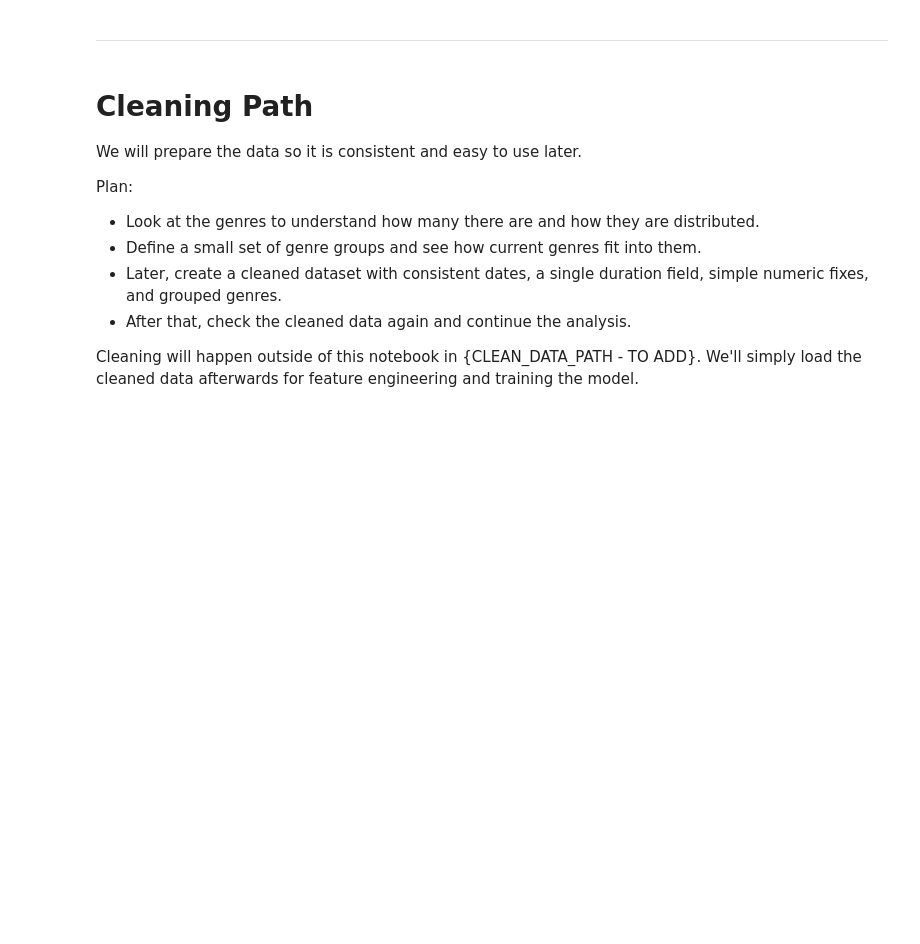
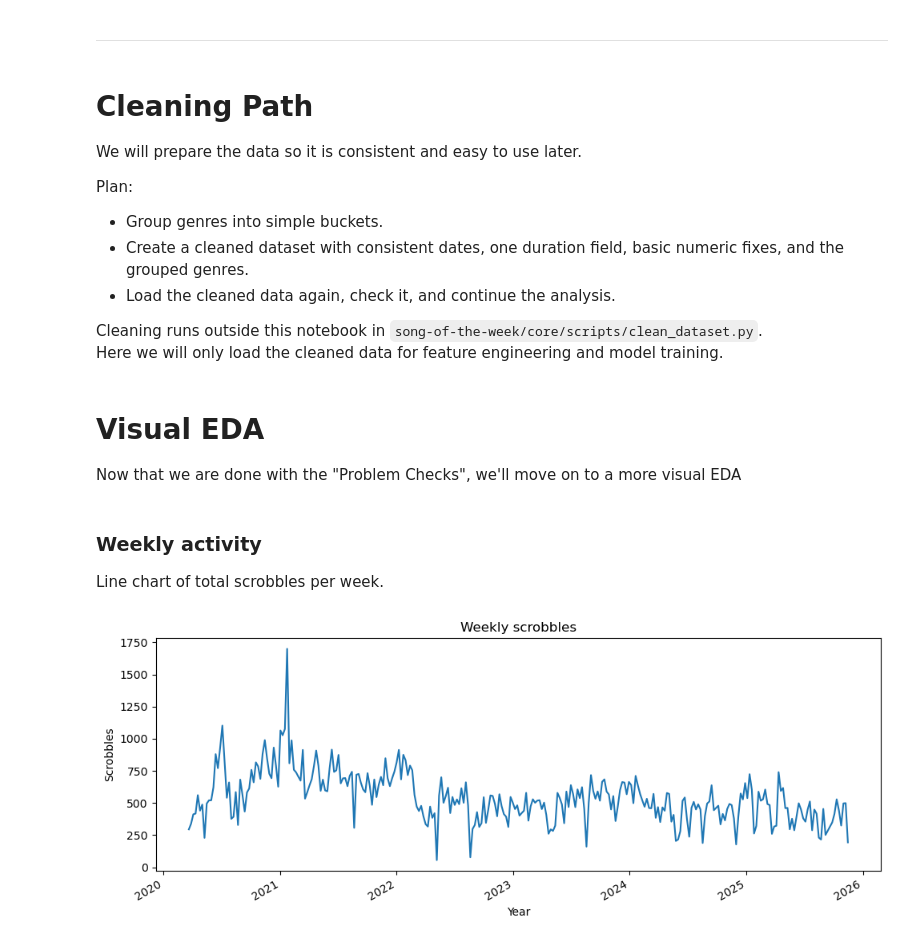
Before and after one commit to Tyainss/song-of-the-week, a Jupyter notebook: notebooks/00_eda.ipynb, the cells around one changed output. Cells and saved outputs as stored; diff of their text form; code cells hidden in the pictures; blank space fills up the shorter version.

Commit message:
:chart_with_upwards_trend: Add visual EDA

```diff
--- a/notebooks/00_eda.ipynb
+++ b/notebooks/00_eda.ipynb
@@ -393,9 +401,44 @@ plt.show()
 We will prepare the data so it is consistent and easy to use later.
 
 Plan:
-- Look at the genres to understand how many there are and how they are distributed.
-- Define a small set of genre groups and see how current genres fit into them.
-- Later, create a cleaned dataset with consistent dates, a single duration field, simple numeric fixes, and grouped genres.
-- After that, check the cleaned data again and continue the analysis.
+- Group genres into simple buckets.
+- Create a cleaned dataset with consistent dates, one duration field, basic numeric fixes, and the grouped genres.
+- Load the cleaned data again, check it, and continue the analysis.
 
-Cleaning will happen outside of this notebook in {CLEAN_DATA_PATH - TO ADD}. We'll simply load the cleaned data afterwards for feature engineering and training the model.
+Cleaning runs outside this notebook in `song-of-the-week/core/scripts/clean_dataset.py`.
+Here we will only load the cleaned data for feature engineering and model training.
+# %%
+clean_path = processed_dir / "dataset_clean.csv"
+
+df = pd.read_csv(clean_path, low_memory=False)
+# %% [markdown]
+# Visual EDA
+
+Now that we are done with the "Problem Checks", we'll move on to a more visual EDA
+# %% [markdown]
+### Weekly activity
+Line chart of total scrobbles per week.
+# %%
+df_w = (
+    df.groupby("week_saturday_utc", dropna=False)
+      .size()
+      .rename("scrobbles")
+      .reset_index()
+      .sort_values("week_saturday_utc")
+)
+
+# Make sure the x column is datetime
+df_w["week_saturday_utc"] = pd.to_datetime(df_w["week_saturday_utc"], utc=True, errors="coerce")
+
+fig, ax = plt.subplots(figsize=(10,4))
+ax.plot(df_w["week_saturday_utc"], df_w["scrobbles"])
+ax.set_title("Weekly scrobbles")
+ax.set_xlabel("Year")
+ax.set_ylabel("Scrobbles")
+
+
+fig.autofmt_xdate()
+plt.tight_layout()
+plt.show()
+# %% [output]
+[figure, added]
```
Also changed, not shown: parts of 21 cells of this notebook.
